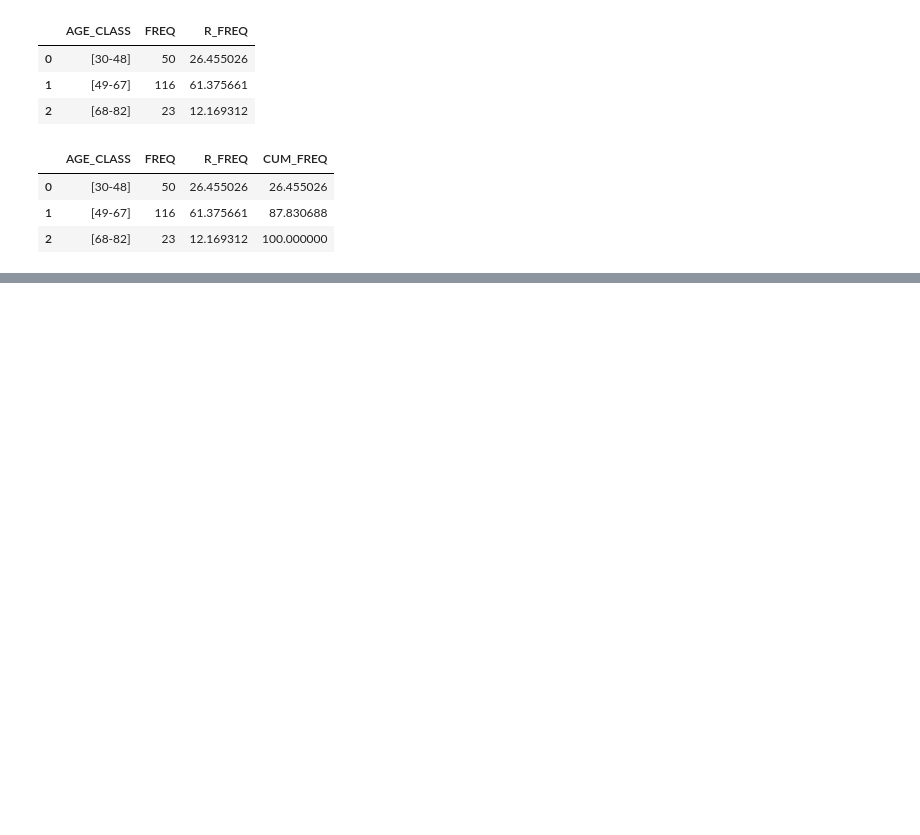
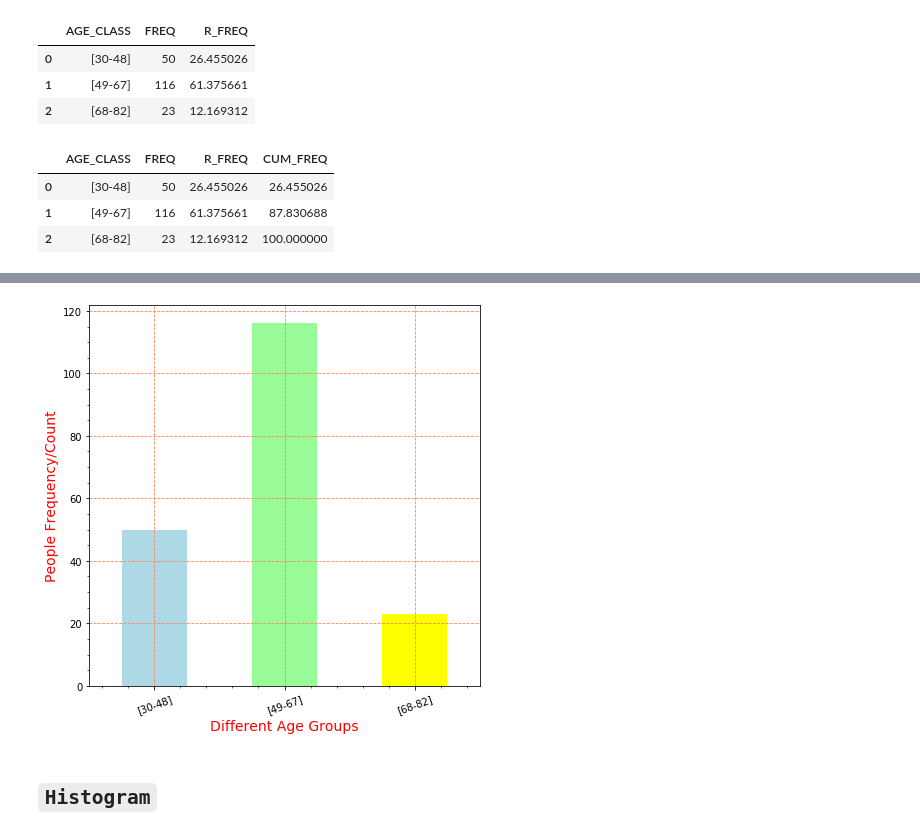
Before and after one commit to raj-shr-git/Statistics_live_classes, a Jupyter notebook: BioStats.ipynb, the cells around one changed output, grey strips where cells are left out. Drawn from its saved outputs; the diff is of its cells as text; code cells hidden in the pictures; blank space fills up the shorter version.

```diff
--- a/BioStats.ipynb
+++ b/BioStats.ipynb
@@ -439,0 +466,13 @@ freq_dist
+# %%
+font_style = {'size':14, 'color':'r'}
+freq_dist.plot(kind='bar',x='AGE_CLASS',y='FREQ',figsize=(7,7),color=['lightblue','palegreen','yellow'],legend=False)
+plt.minorticks_on()
+plt.xlabel("Different Age Groups",fontdict=font_style)
+plt.ylabel("People Frequency/Count",fontdict=font_style)
+plt.grid(which='major',color='coral',linestyle='--')
+plt.xticks(np.arange(3),('[30-48]','[49-67]','[68-82]'),rotation=20)
+plt.show()
+# %% [output]
+[figure, added]
+# %% [markdown]
+## **``Histogram``**
```
Also changed, not shown: parts of 62 cells of this notebook, 2 other files.
